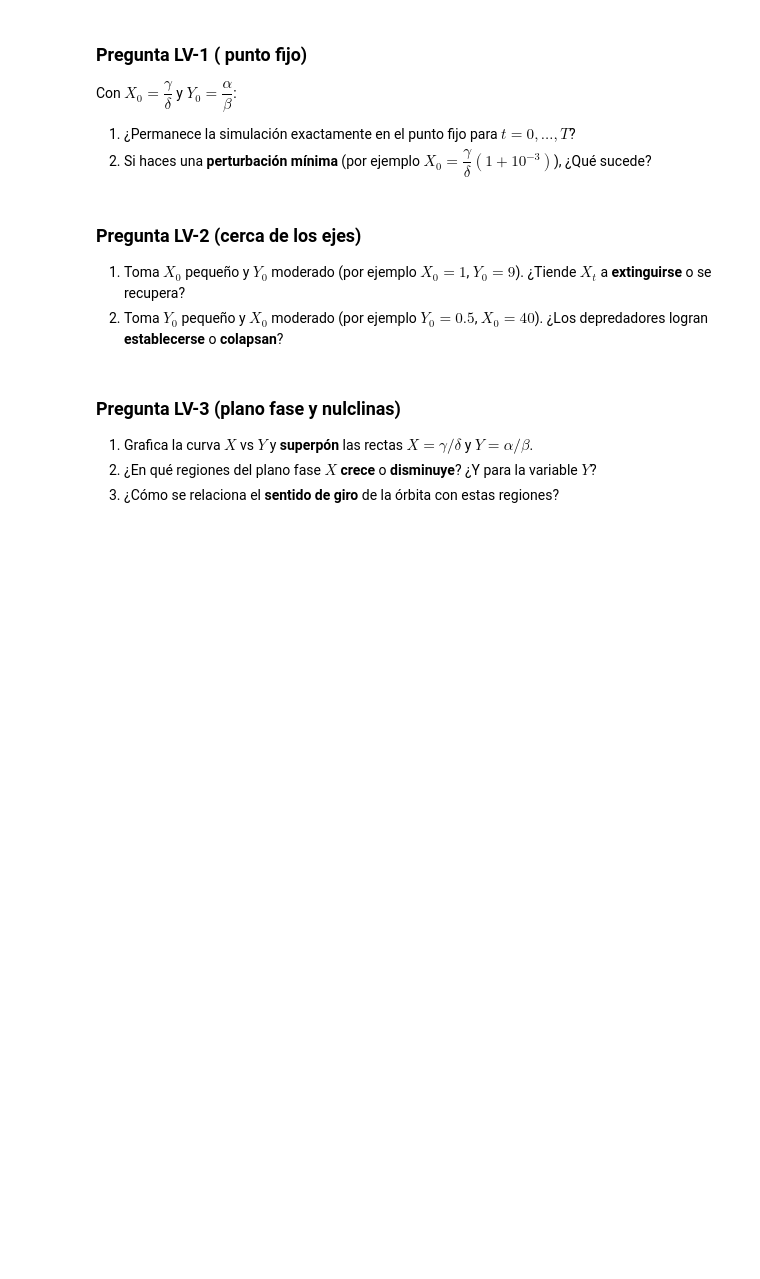
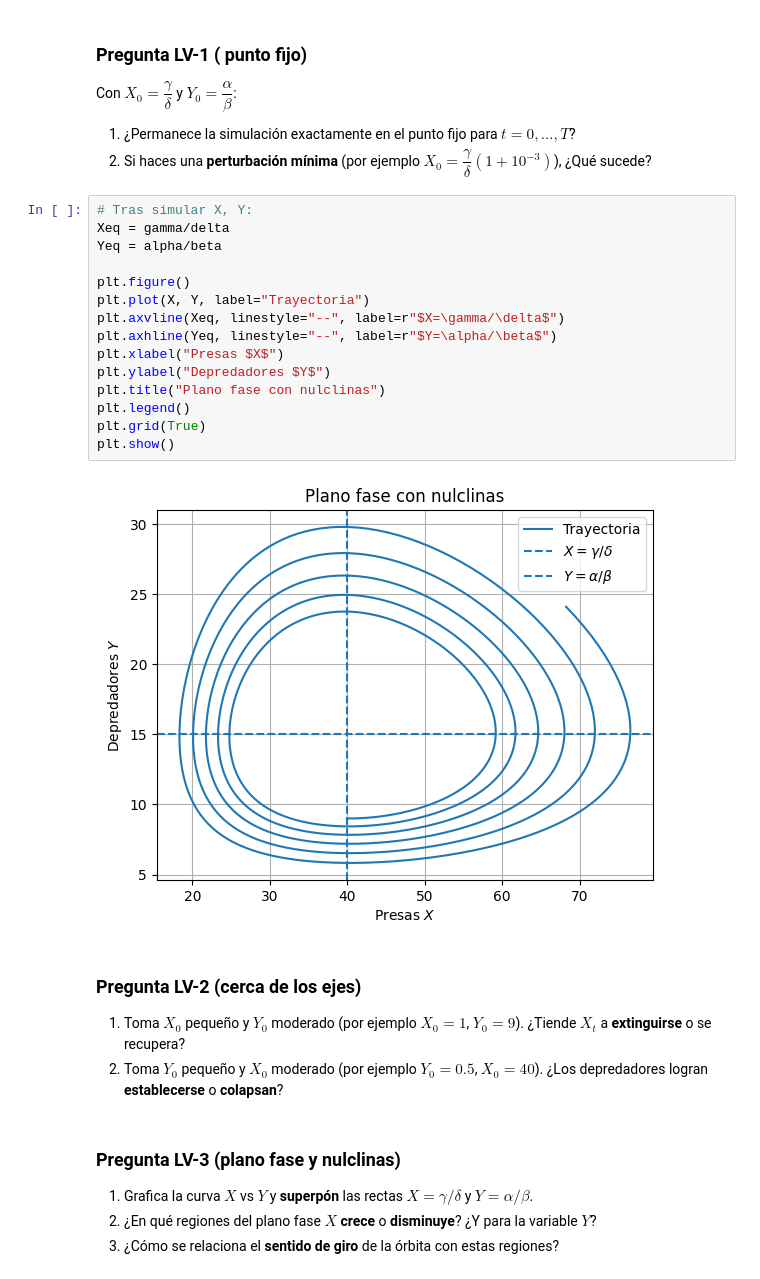
Before and after one commit to Analisis-y-Diseno-de-Algoritmos/Curso, a Jupyter notebook: Semana11_Sistemas2D/Clase22_PresaDepredador.ipynb, the cells around one changed output. Cells and saved outputs as stored; diff of their text form; blank space fills up the shorter version.

```diff
--- a/Semana11_Sistemas2D/Clase22_PresaDepredador.ipynb
+++ b/Semana11_Sistemas2D/Clase22_PresaDepredador.ipynb
@@ -149,6 +241,23 @@ Representa las presas con una línea azul y los depredadores con una línea roja
 Con $X_0=\dfrac{\gamma}{\delta}$ y $Y_0=\dfrac{\alpha}{\beta}$:
 1. ¿Permanece la simulación exactamente en el punto fijo para $t=0,\dots,T$?
 2. Si haces una **perturbación mínima** (por ejemplo $X_0=\dfrac{\gamma}{\delta}(1+10^{-3})$), ¿Qué sucede?
+# %%
+# Tras simular X, Y:
+Xeq = gamma/delta
+Yeq = alpha/beta
+
+plt.figure()
+plt.plot(X, Y, label="Trayectoria")
+plt.axvline(Xeq, linestyle="--", label=r"$X=\gamma/\delta$")
+plt.axhline(Yeq, linestyle="--", label=r"$Y=\alpha/\beta$")
+plt.xlabel("Presas $X$")
+plt.ylabel("Depredadores $Y$")
+plt.title("Plano fase con nulclinas")
+plt.legend()
+plt.grid(True)
+plt.show()
+# %% [output]
+[figure, added]
 # %% [markdown]
 ### Pregunta LV-2 (cerca de los ejes)
 1. Toma $X_0$ pequeño y $Y_0$ moderado (por ejemplo $X_0=1$, $Y_0=9$). ¿Tiende $X_t$ a **extinguirse** o se recupera?
```
Also changed, not shown: parts of 2 cells of this notebook, 4 other files.
